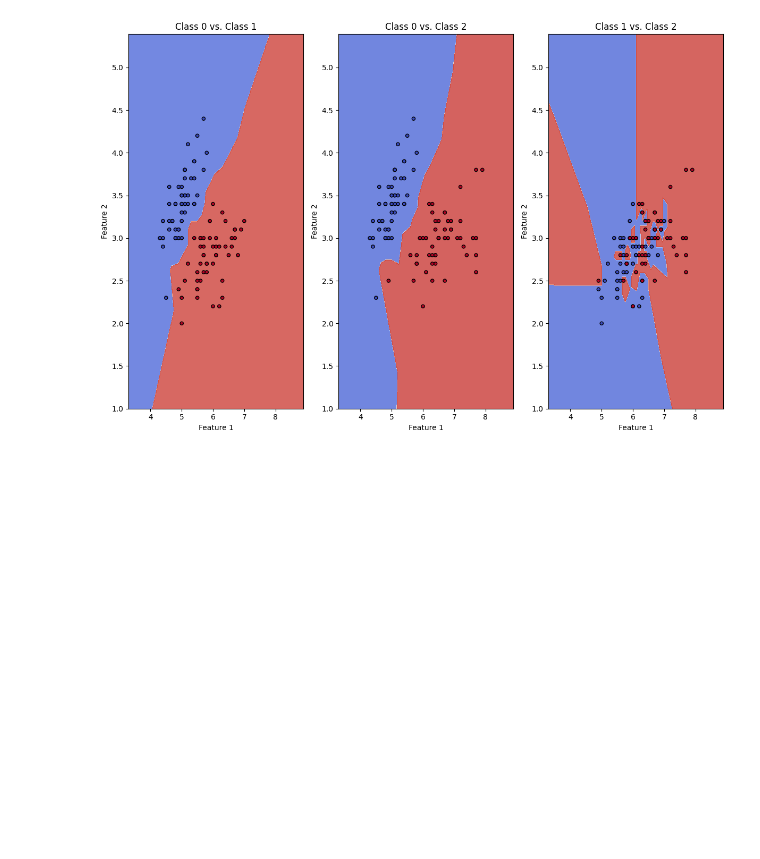
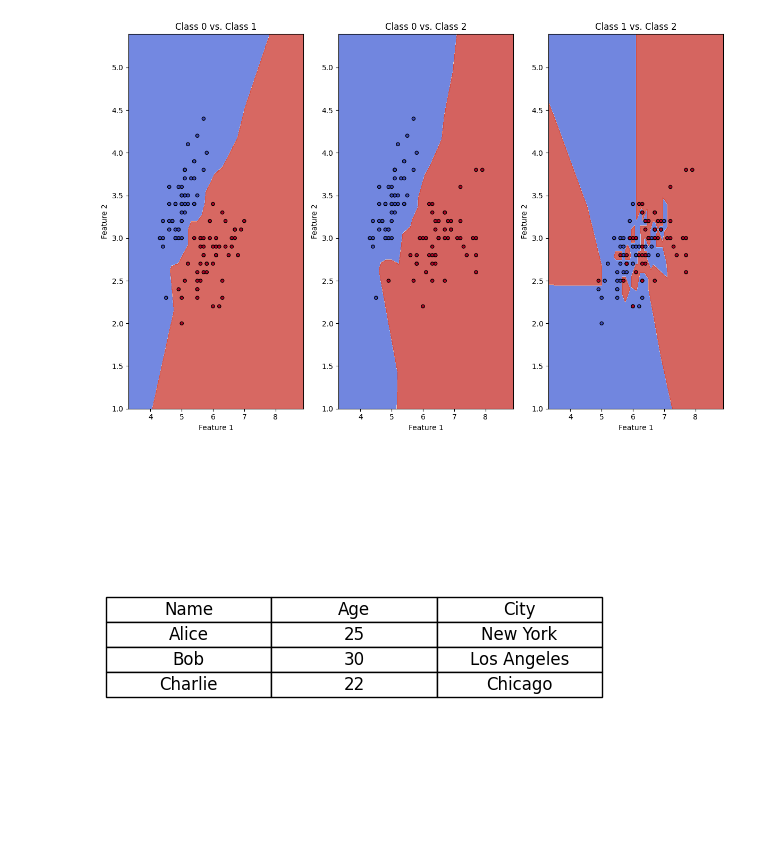
Before and after one commit to darthSoura/IML-Project-1, a Jupyter notebook: test.ipynb, the cells around one changed output. Drawn from its saved outputs; the diff is of its cells as text; code cells hidden in the pictures; blank space fills up the shorter version.

```diff
--- a/test.ipynb
+++ b/test.ipynb
@@ -66,3 +66,32 @@ plt.show()
  [1 1 1 ... 2 2 2]
  [1 1 1 ... 2 2 2]]
 [figure]
+# %%
+import matplotlib.pyplot as plt
+
+# Sample data for the table
+data = [
+    ['Name', 'Age', 'City'],
+    ['Alice', 25, 'New York'],
+    ['Bob', 30, 'Los Angeles'],
+    ['Charlie', 22, 'Chicago'],
+]
+
+# Create a figure and axis
+fig, ax = plt.subplots()
+
+# Create the table and add it to the axis
+table = ax.table(cellText=data, loc='center', cellLoc='center')
+
+# Style the table (optional)
+table.auto_set_font_size(False)
+table.set_fontsize(12)
+table.scale(1, 1.5)  # Adjust the table size
+
+# Hide axis labels and ticks (optional)
+ax.axis('off')
+
+# Display the plot
+plt.show()
+# %% [output]
+[figure, added]
```
Also changed, not shown: parts of 1 cell of this notebook, 1 other file.
